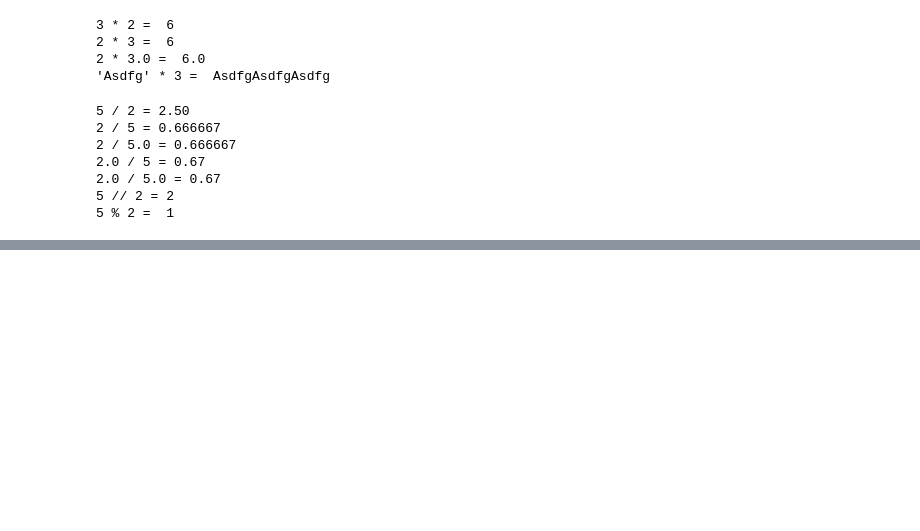
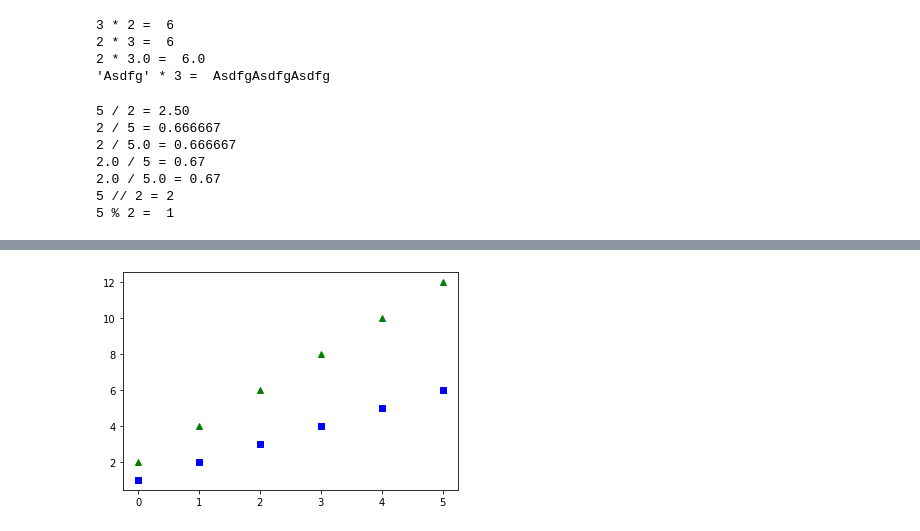
Before and after one commit to giiff/TADS_Algoritmos_Python, a Jupyter notebook: algoritmos_python.ipynb, the cells around one changed output, grey strips where cells are left out. Cells and saved outputs as stored; diff of their text form; code cells hidden in the pictures; blank space fills up the shorter version.

```diff
--- a/algoritmos_python.ipynb
+++ b/algoritmos_python.ipynb
@@ -316,0 +910,11 @@ print('5 % 2 = ', 5 % 2)
+# %%
+import numpy as np
+
+n1 = [1, 2, 3, 4, 5, 6]
+n2 = [2, 4, 6, 8, 10, 12]
+
+plt.plot(n1, 'bs') # n1 = quadrados azuis
+plt.plot(n2, 'g^') # n2 = triângulos verdes
+plt.show()
+# %% [output]
+[figure, added]
```
Also changed, not shown: parts of 46 cells of this notebook, 2 other files.
